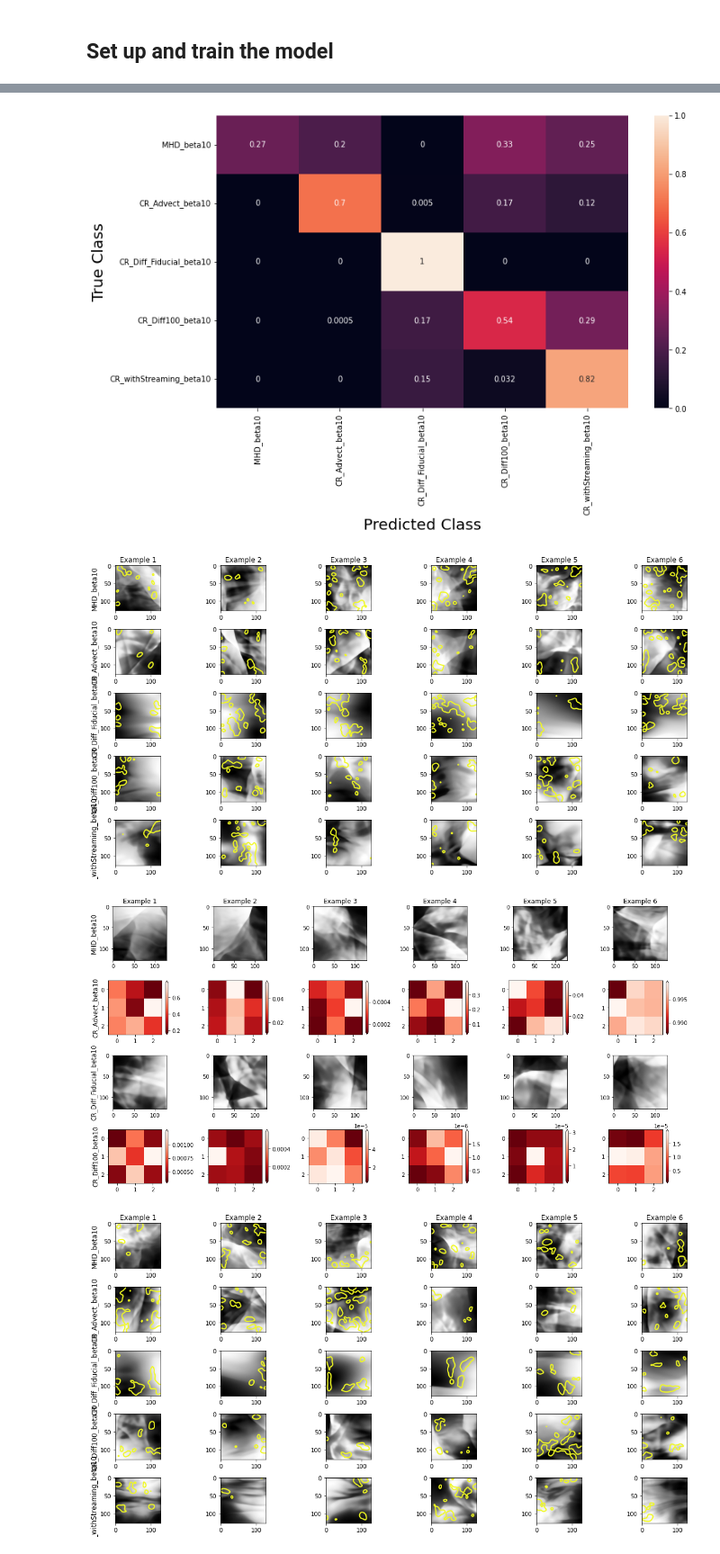
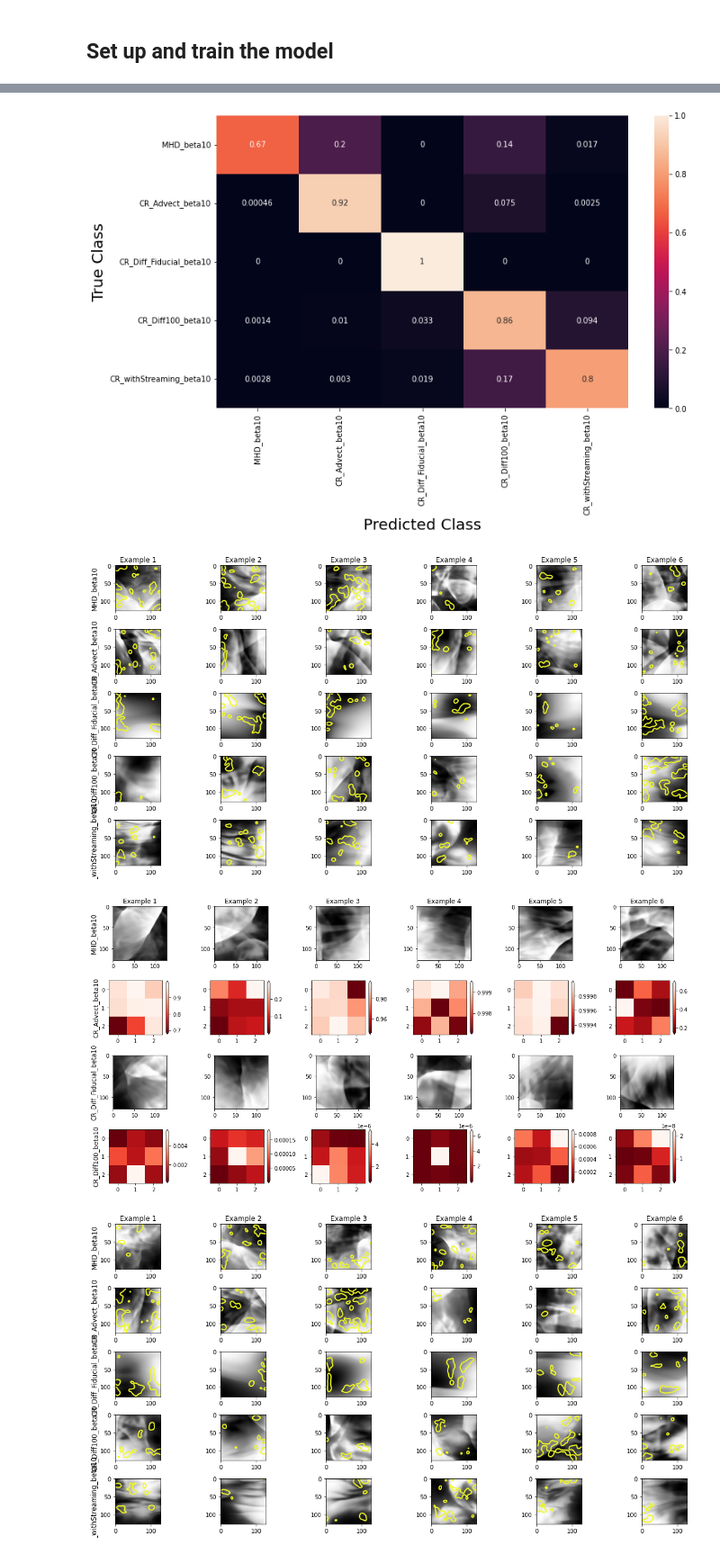
Before and after one commit to bustardchad/ML_Turb, a Jupyter notebook: train_CNN_MHD_vs_CRs.ipynb, the cells around one changed output, grey strips where cells are left out. Shown at 90% size. Drawn from its saved outputs; the diff is of its cells as text; code cells hidden in the pictures.

Commit message:
Set to 30 epochs, no transformations

```diff
--- a/train_CNN_MHD_vs_CRs.ipynb
+++ b/train_CNN_MHD_vs_CRs.ipynb
@@ -364,7 +364,7 @@ for batch_size in [64]:
   config.run_name = run_name+'_pdrop_025'
 
   # change how many epochs it runs for?
-  config.epochs = 15
+  config.epochs = 30
 
   # load data (this needs to be done again when batch_size changes)
   train_dl, valid_dl, test_dl = load_data.preprocess(config)
@@ -439,6 +439,6 @@ Accuracy for class: CR_withStreaming_beta10 is 81.7 %
-[figure, old version]
+[figure, new version]
-[figure, old version]
+[figure, new version]
-[figure, old version]
+[figure, new version]
 # %%
 # plot saliency maps
 fig = interp.plot_saliency(config, model_trained.cpu(), valid_dl,
```
Also changed, not shown: parts of 2 cells of this notebook.
